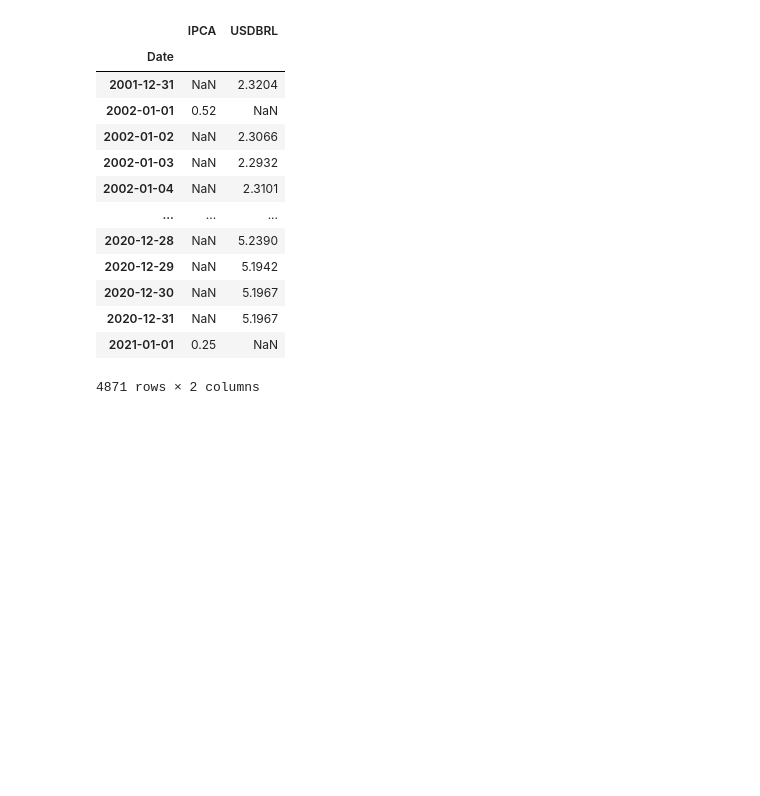
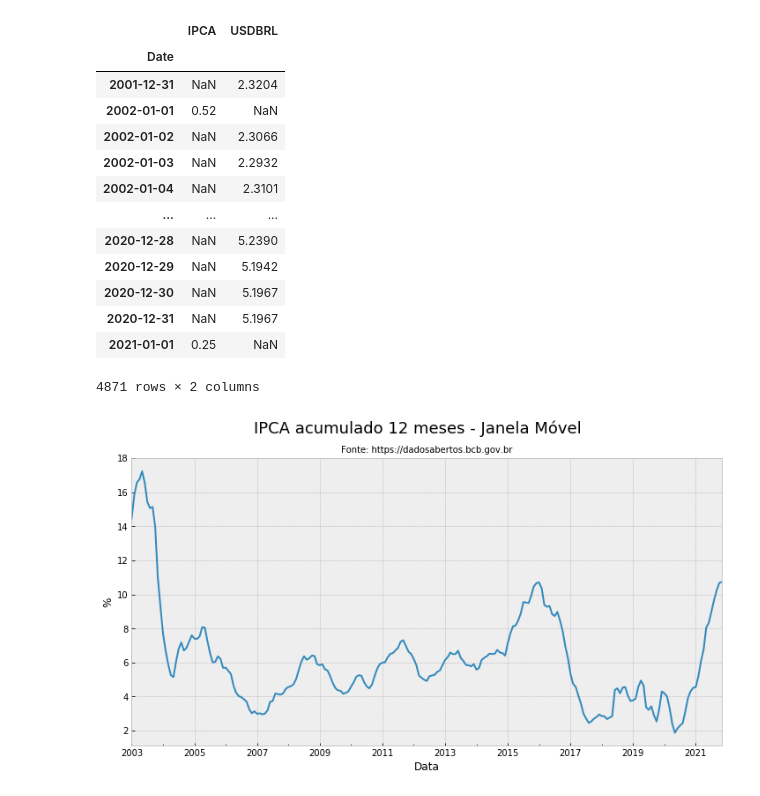
Before and after one commit to wilsonfreitas/python-bcb, a Jupyter notebook: notebooks/sgs get series.ipynb, the cells around one changed output. Saved outputs shown, nothing was run; the diff lists cells and outputs as text; code cells hidden in the pictures; blank space fills up the shorter version.

```diff
--- a/notebooks/sgs get series.ipynb
+++ b/notebooks/sgs get series.ipynb
@@ -79,3 +79,8 @@ df
 | 2020-12-31 | NaN | 5.1967 |
 | 2021-01-01 | 0.25 | NaN |
 4871 rows × 2 columns
+# %%
+import matplotlib.pyplot as plt
+import matplotlib as mpl
+mpl.style.use('bmh')
+# plt.style.context('bmh')
@@ -81,0 +89,16 @@ df
+# %%
+df = sgs.get({'IPCA': 433}, start='2002-02-01')
+# %%
+dfr = df.rolling(12)
+# %%
+i12 = dfr.apply(lambda x: (1 + x/100).prod() - 1).dropna() * 100
+# %%
+# with plt.style.context('bmh'):
+i12.plot(figsize=(12,6))
+plt.title('Fonte: https://dadosabertos.bcb.gov.br', fontsize=10)
+plt.suptitle('IPCA acumulado 12 meses - Janela Móvel', fontsize=18)
+plt.xlabel('Data')
+plt.ylabel('%')
+plt.legend().set_visible(False)
+# %% [output]
+[figure, added]
```
Also changed, not shown: parts of 10 cells of this notebook, 4 other files.
